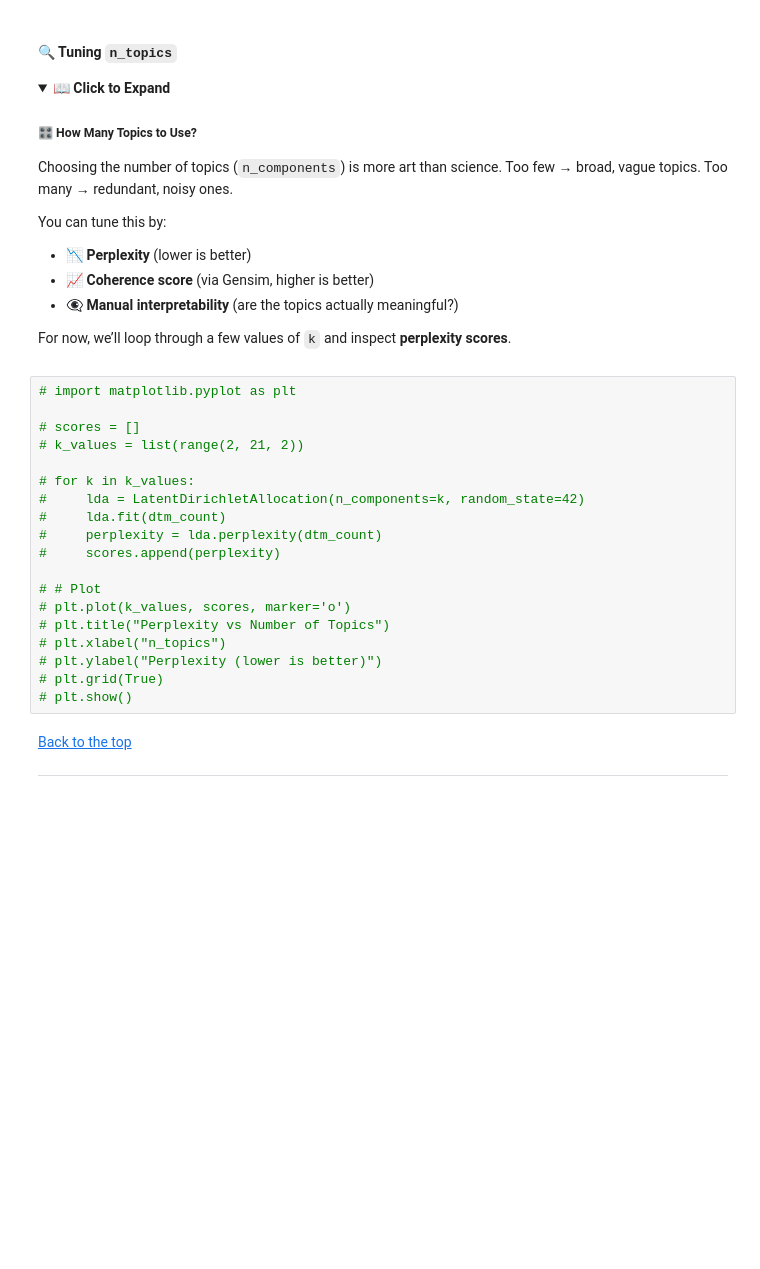
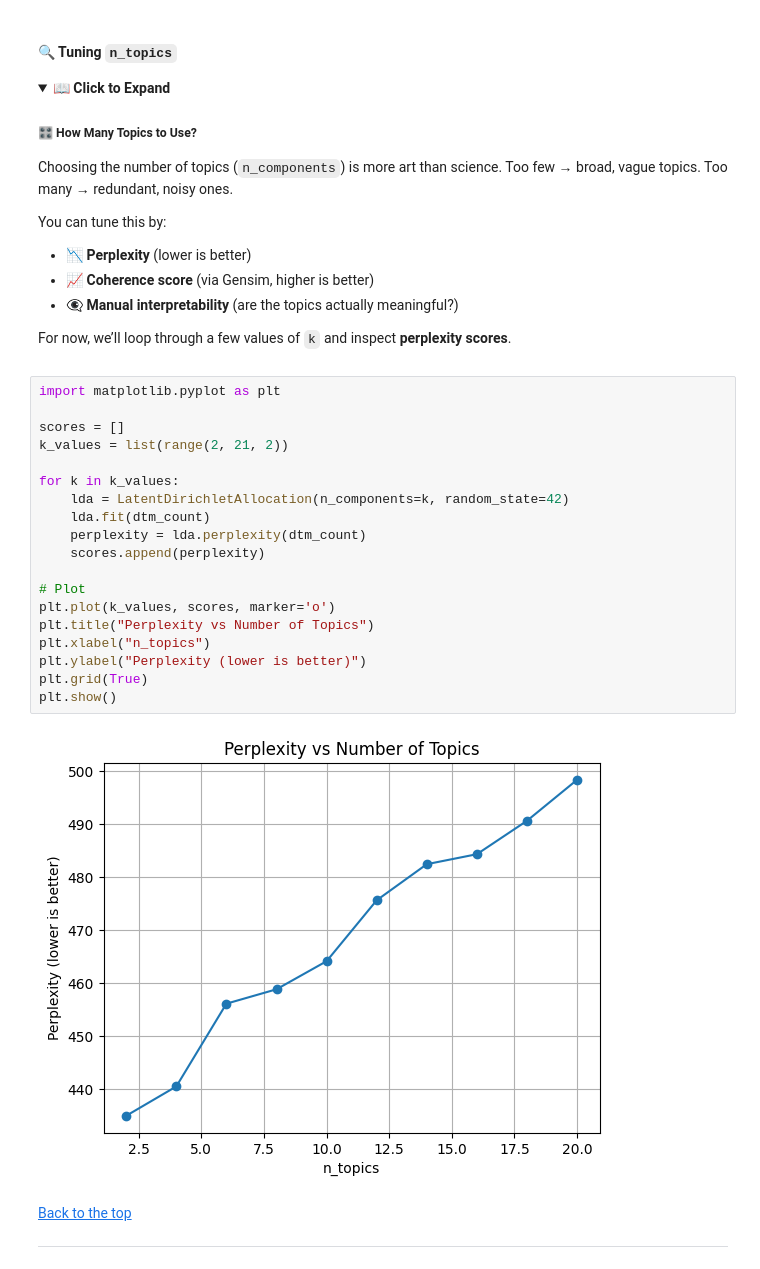
Before and after one commit to ashrithssreddy/ml-toolkit, a Jupyter notebook: NLP/04_Topic_Modeling_LDA_NMF.ipynb, the cells around one changed output. Cells and saved outputs as stored; diff of their text form; folded sections open; blank space fills up the shorter version.

```diff
--- a/NLP/04_Topic_Modeling_LDA_NMF.ipynb
+++ b/NLP/04_Topic_Modeling_LDA_NMF.ipynb
@@ -278,24 +260,26 @@ For now, we’ll loop through a few values of `k` and inspect **perplexity score
 
 </details>
 # %%
-# import matplotlib.pyplot as plt
+import matplotlib.pyplot as plt
 
-# scores = []
-# k_values = list(range(2, 21, 2))
+scores = []
+k_values = list(range(2, 21, 2))
 
-# for k in k_values:
-#     lda = LatentDirichletAllocation(n_components=k, random_state=42)
-#     lda.fit(dtm_count)
-#     perplexity = lda.perplexity(dtm_count)
-#     scores.append(perplexity)
+for k in k_values:
+    lda = LatentDirichletAllocation(n_components=k, random_state=42)
+    lda.fit(dtm_count)
+    perplexity = lda.perplexity(dtm_count)
+    scores.append(perplexity)
 
-# # Plot
-# plt.plot(k_values, scores, marker='o')
-# plt.title("Perplexity vs Number of Topics")
-# plt.xlabel("n_topics")
-# plt.ylabel("Perplexity (lower is better)")
-# plt.grid(True)
-# plt.show()
+# Plot
+plt.plot(k_values, scores, marker='o')
+plt.title("Perplexity vs Number of Topics")
+plt.xlabel("n_topics")
+plt.ylabel("Perplexity (lower is better)")
+plt.grid(True)
+plt.show()
+# %% [output]
+[figure, added]
 # %% [markdown]
 [Back to the top](#table-of-contents)
 ___
```
Also changed, not shown: parts of 10 cells of this notebook.
